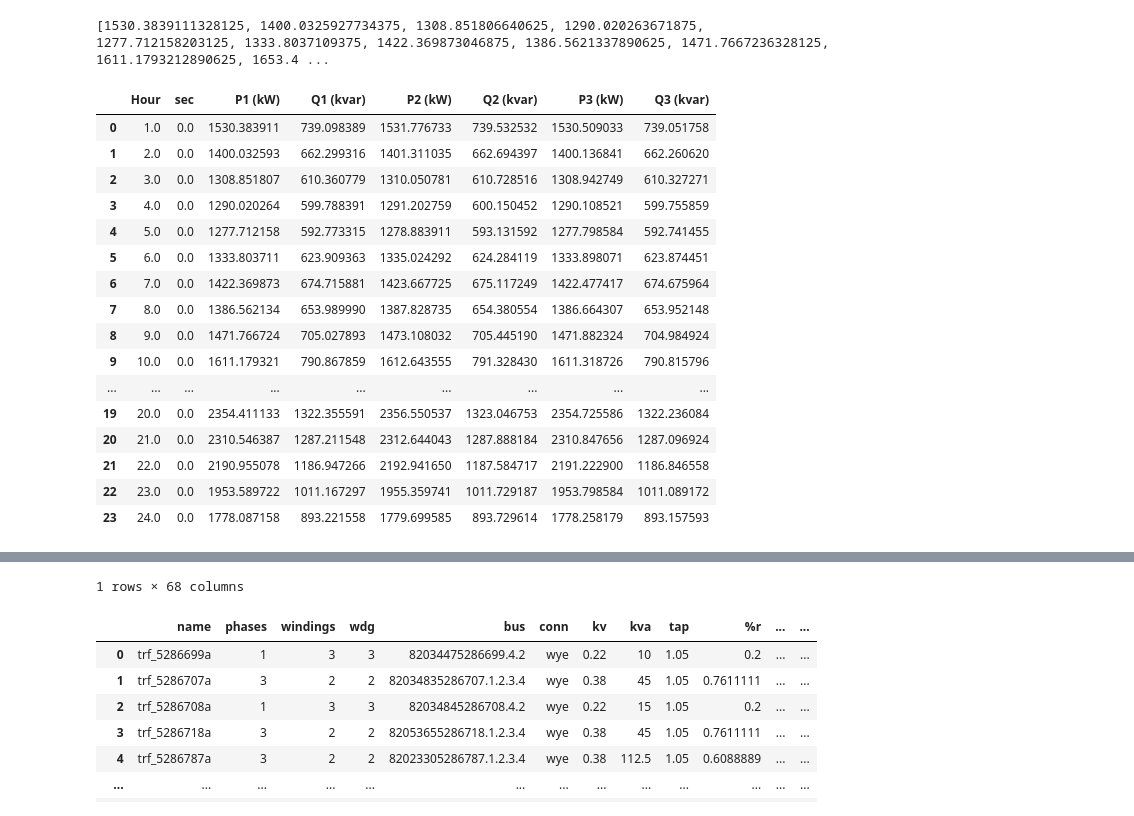
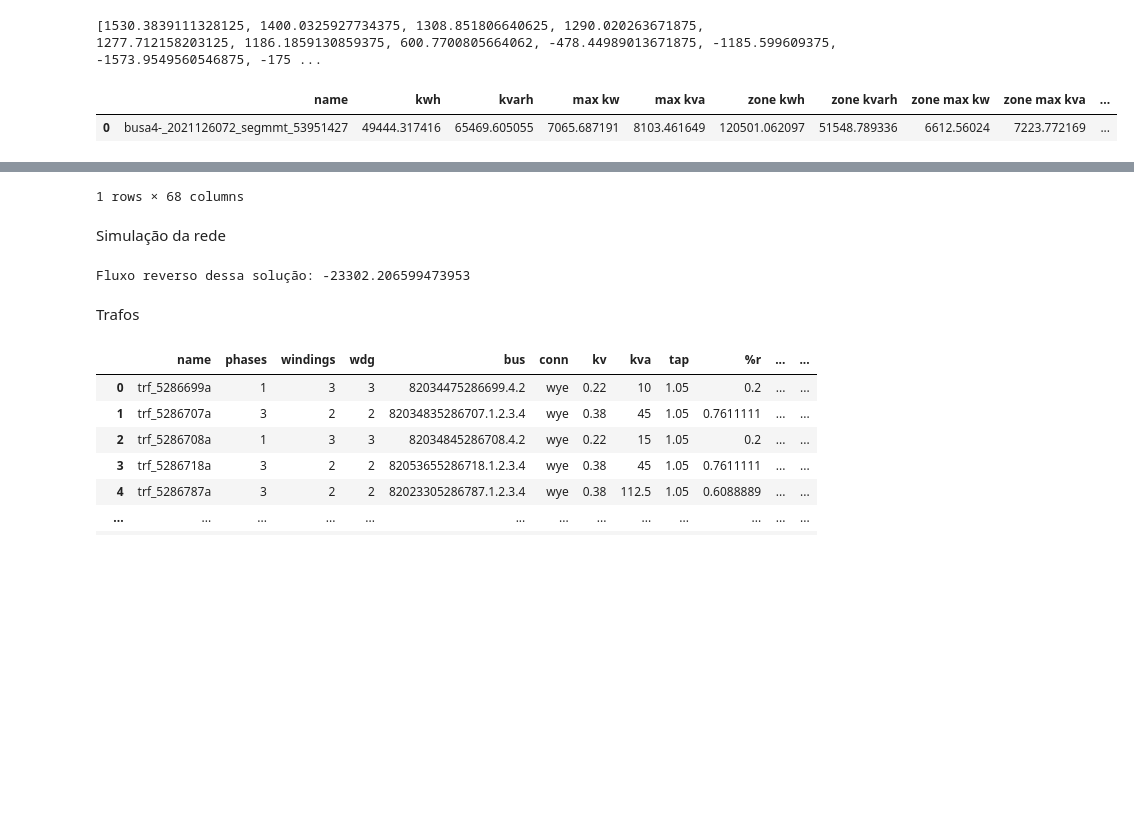
Before and after one commit to Ivanictor/Optimizer-OpenDSS, a Jupyter notebook: notebook.ipynb, the cells around one changed output, grey strips where cells are left out. Saved outputs shown, nothing was run; the diff lists cells and outputs as text; code cells hidden in the pictures; blank space fills up the shorter version.

```diff
--- a/notebook.ipynb
+++ b/notebook.ipynb
@@ -1,49 +1,36 @@
 # %%
 import py_dss_interface
 from py_dss_toolkit import dss_tools
 
 
 dss_file = r"C:\Dados_teste\OpenDSS\GWO\Alim_Meia_Ponte_5_REDUZIDO\Master_PyDSS_Interface.dss"
 
 dss = py_dss_interface.DSS()
 
 dss_tools.update_dss(dss)
 
 dss.text(f"compile [{dss_file}]")
+
+dss.text("Redirect 'PV_System_120_MeiaPonte.dss'")
 
 dss.text(f"buscoords BusCoords.csv")
 
 dss.text("set mode=daily")
 dss.text("set stepsize=1h")
 dss.text("set number=24")
 
 dss.solution.solve()
 
 dss.monitors.name = "feeder"
 monitor_list = dss.monitors.channel(1)
 print(monitor_list)
 
 df = dss_tools.results.monitor("feeder")
-display(df)
+#display(df)
 
 energymeter_df = dss_tools.results.energymeters
 display(energymeter_df)
 # %% [output]
-[1530.3839111328125, 1400.0325927734375, 1308.851806640625, 1290.020263671875, 1277.712158203125, 1333.8037109375, 1422.369873046875, 1386.5621337890625, 1471.7667236328125, 1611.1793212890625, 1653.4 ...
+[1530.3839111328125, 1400.0325927734375, 1308.851806640625, 1290.020263671875, 1277.712158203125, 1186.1859130859375, 600.7700805664062, -478.44989013671875, -1185.599609375, -1573.9549560546875, -175 ...
-|  | Hour | sec | P1 (kW) | Q1 (kvar) | P2 (kW) | Q2 (kvar) | P3 (kW) | Q3 (kvar) |
-| 0 | 1.0 | 0.0 | 1530.383911 | 739.098389 | 1531.776733 | 739.532532 | 1530.509033 | 739.051758 |
-| 1 | 2.0 | 0.0 | 1400.032593 | 662.299316 | 1401.311035 | 662.694397 | 1400.136841 | 662.260620 |
-| 2 | 3.0 | 0.0 | 1308.851807 | 610.360779 | 1310.050781 | 610.728516 | 1308.942749 | 610.327271 |
-| 3 | 4.0 | 0.0 | 1290.020264 | 599.788391 | 1291.202759 | 600.150452 | 1290.108521 | 599.755859 |
-| 4 | 5.0 | 0.0 | 1277.712158 | 592.773315 | 1278.883911 | 593.131592 | 1277.798584 | 592.741455 |
-| 5 | 6.0 | 0.0 | 1333.803711 | 623.909363 | 1335.024292 | 624.284119 | 1333.898071 | 623.874451 |
-| 6 | 7.0 | 0.0 | 1422.369873 | 674.715881 | 1423.667725 | 675.117249 | 1422.477417 | 674.675964 |
-| 7 | 8.0 | 0.0 | 1386.562134 | 653.989990 | 1387.828735 | 654.380554 | 1386.664307 | 653.952148 |
-| 8 | 9.0 | 0.0 | 1471.766724 | 705.027893 | 1473.108032 | 705.445190 | 1471.882324 | 704.984924 |
-| 9 | 10.0 | 0.0 | 1611.179321 | 790.867859 | 1612.643555 | 791.328430 | 1611.318726 | 790.815796 |
-| ... | ... | ... | ... | ... | ... | ... | ... | ... |
-| 19 | 20.0 | 0.0 | 2354.411133 | 1322.355591 | 2356.550537 | 1323.046753 | 2354.725586 | 1322.236084 |
-| 20 | 21.0 | 0.0 | 2310.546387 | 1287.211548 | 2312.644043 | 1287.888184 | 2310.847656 | 1287.096924 |
-| 21 | 22.0 | 0.0 | 2190.955078 | 1186.947266 | 2192.941650 | 1187.584717 | 2191.222900 | 1186.846558 |
-| 22 | 23.0 | 0.0 | 1953.589722 | 1011.167297 | 1955.359741 | 1011.729187 | 1953.798584 | 1011.089172 |
-| 23 | 24.0 | 0.0 | 1778.087158 | 893.221558 | 1779.699585 | 893.729614 | 1778.258179 | 893.157593 |
+|  | name | kwh | kvarh | max kw | max kva | zone kwh | zone kvarh | zone max kw | zone max kva | ... |
+| 0 | busa4-_2021126072_segmmt_53951427 | 49444.317416 | 65469.605055 | 7065.687191 | 8103.461649 | 120501.062097 | 51548.789336 | 6612.56024 | 7223.772169 | ... |
@@ -52,4 +37,22 @@ display(energymeter_df)
 1 rows × 68 columns
+# %% [markdown]
+Simulação da rede
+# %%
+soma = 0
+for name in dss.monitors.names:
+    if "voltage" in name:
+        continue
+
+    dss.monitors.name = name
+    monitor = dss.monitors.channel(1)
+
+    soma += sum(x for x in monitor if x < 0)
+
+print(f"\nFluxo reverso dessa solução: {soma}")
+# %% [output]
+Fluxo reverso dessa solução: -23302.206599473953
+# %% [markdown]
+Trafos
 # %%
 trafo_df = dss_tools.model.transformers_df
 
```
Also changed, not shown: parts of 11 cells of this notebook, 1 other file.
